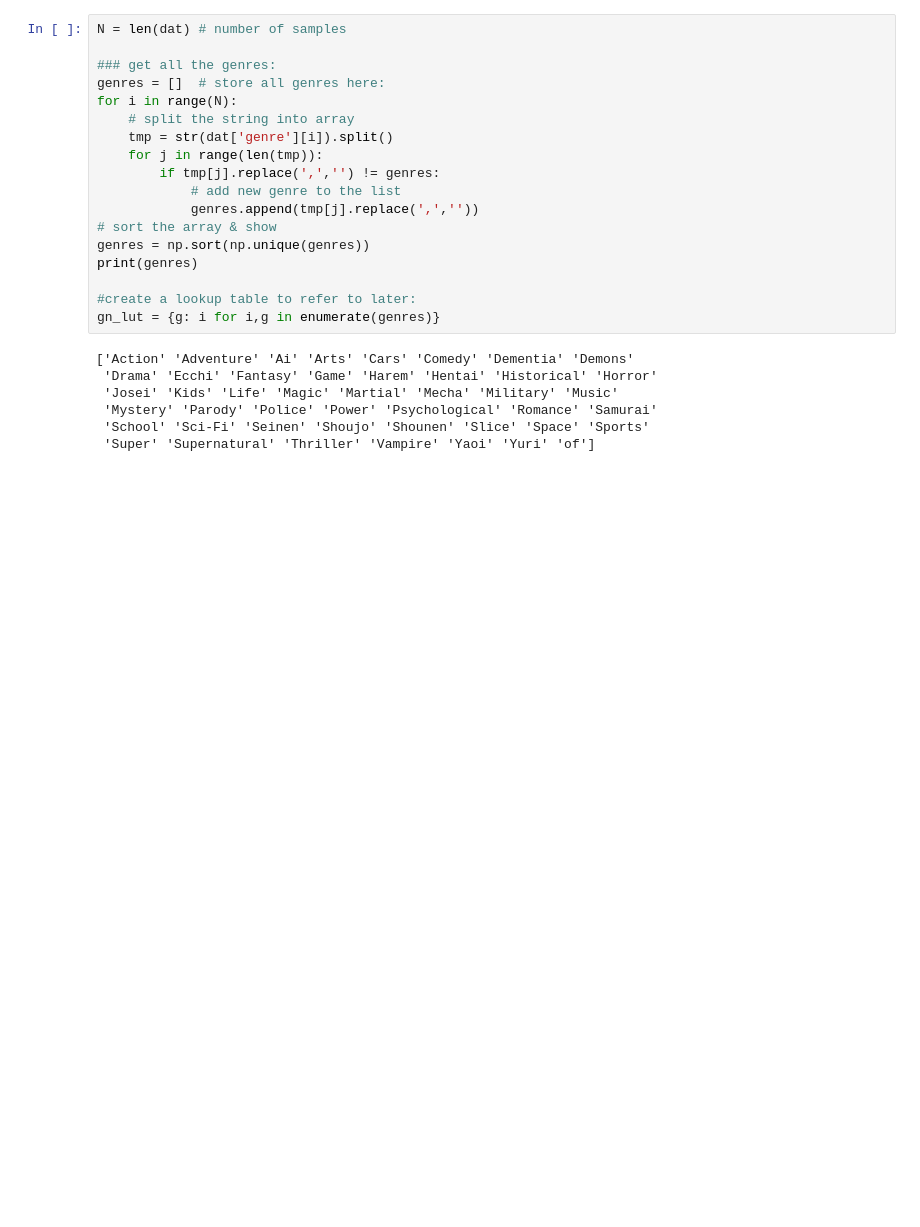
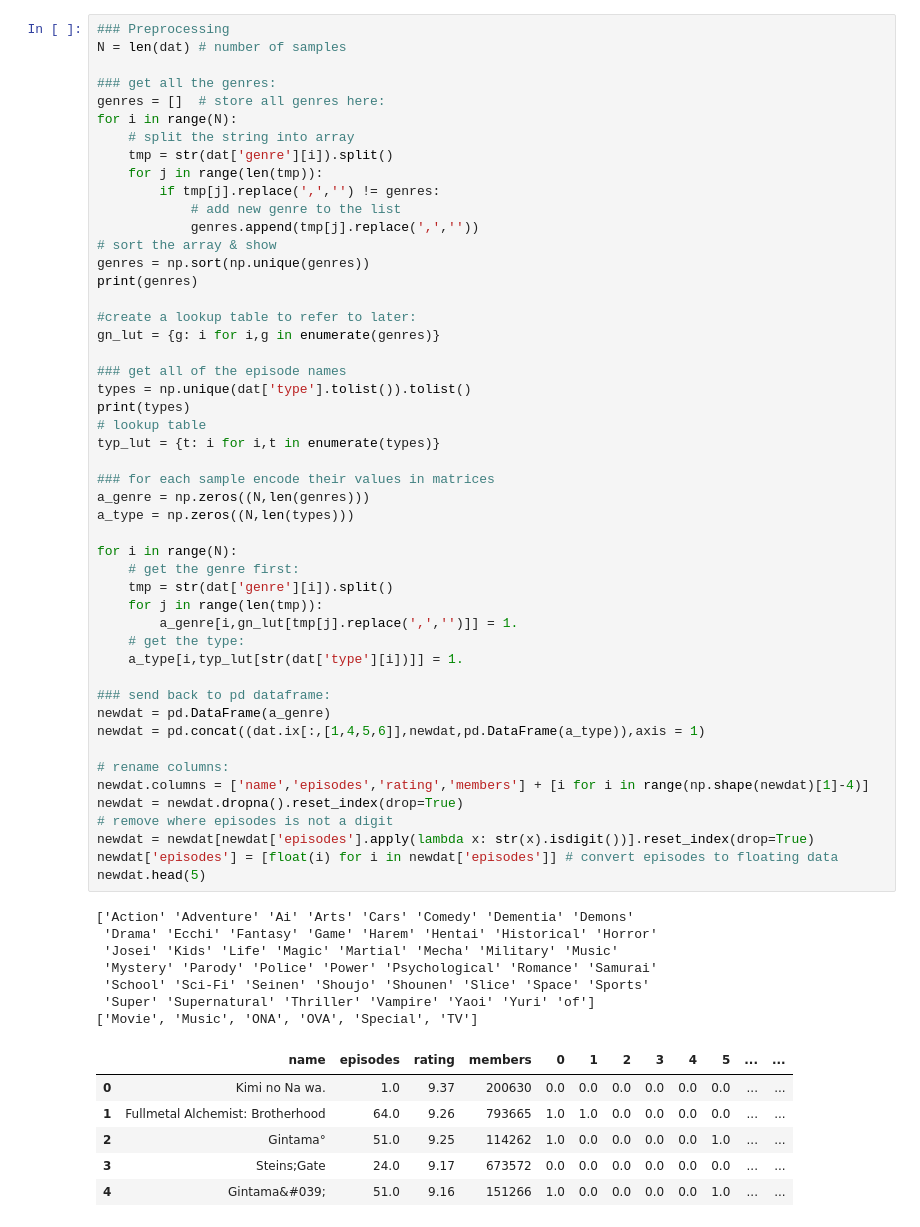
Before and after one commit to maxpolaczuk/Anime-rating-and-suggestion, a Jupyter notebook: rating in spark.ipynb, the cells around one changed output. Saved outputs shown, nothing was run; the diff lists cells and outputs as text; blank space fills up the shorter version.

```diff
--- a/rating in spark.ipynb
+++ b/rating in spark.ipynb
@@ -54,25 +47,63 @@ The categorical data is "genre" and "type"
 # %%
+### Preprocessing
 N = len(dat) # number of samples
 
 ### get all the genres:
 genres = []  # store all genres here:
 for i in range(N):
     # split the string into array
     tmp = str(dat['genre'][i]).split()
     for j in range(len(tmp)):
         if tmp[j].replace(',','') != genres:
             # add new genre to the list
             genres.append(tmp[j].replace(',',''))
 # sort the array & show
 genres = np.sort(np.unique(genres))
 print(genres)
 
 #create a lookup table to refer to later:
 gn_lut = {g: i for i,g in enumerate(genres)}
+
+### get all of the episode names
+types = np.unique(dat['type'].tolist()).tolist()
+print(types)
+# lookup table
+typ_lut = {t: i for i,t in enumerate(types)}
+
+### for each sample encode their values in matrices
+a_genre = np.zeros((N,len(genres)))
+a_type = np.zeros((N,len(types)))
+
+for i in range(N):
+    # get the genre first:
+    tmp = str(dat['genre'][i]).split()
+    for j in range(len(tmp)):
+        a_genre[i,gn_lut[tmp[j].replace(',','')]] = 1.
+    # get the type:
+    a_type[i,typ_lut[str(dat['type'][i])]] = 1.
+
+### send back to pd dataframe:
+newdat = pd.DataFrame(a_genre)
+newdat = pd.concat((dat.ix[:,[1,4,5,6]],newdat,pd.DataFrame(a_type)),axis = 1)
+
+# rename columns:
+newdat.columns = ['name','episodes','rating','members'] + [i for i in range(np.shape(newdat)[1]-4)]
+newdat = newdat.dropna().reset_index(drop=True)
+# remove where episodes is not a digit
+newdat = newdat[newdat['episodes'].apply(lambda x: str(x).isdigit())].reset_index(drop=True)
+newdat['episodes'] = [float(i) for i in newdat['episodes']] # convert episodes to floating data
+newdat.head(5)
 # %% [output]
 ['Action' 'Adventure' 'Ai' 'Arts' 'Cars' 'Comedy' 'Dementia' 'Demons'
  'Drama' 'Ecchi' 'Fantasy' 'Game' 'Harem' 'Hentai' 'Historical' 'Horror'
  'Josei' 'Kids' 'Life' 'Magic' 'Martial' 'Mecha' 'Military' 'Music'
  'Mystery' 'Parody' 'Police' 'Power' 'Psychological' 'Romance' 'Samurai'
  'School' 'Sci-Fi' 'Seinen' 'Shoujo' 'Shounen' 'Slice' 'Space' 'Sports'
  'Super' 'Supernatural' 'Thriller' 'Vampire' 'Yaoi' 'Yuri' 'of']
+['Movie', 'Music', 'ONA', 'OVA', 'Special', 'TV']
+|  | name | episodes | rating | members | 0 | 1 | 2 | 3 | 4 | 5 | ... | ... |
+| 0 | Kimi no Na wa. | 1.0 | 9.37 | 200630 | 0.0 | 0.0 | 0.0 | 0.0 | 0.0 | 0.0 | ... | ... |
+| 1 | Fullmetal Alchemist: Brotherhood | 64.0 | 9.26 | 793665 | 1.0 | 1.0 | 0.0 | 0.0 | 0.0 | 0.0 | ... | ... |
+| 2 | Gintama° | 51.0 | 9.25 | 114262 | 1.0 | 0.0 | 0.0 | 0.0 | 0.0 | 1.0 | ... | ... |
+| 3 | Steins;Gate | 24.0 | 9.17 | 673572 | 0.0 | 0.0 | 0.0 | 0.0 | 0.0 | 0.0 | ... | ... |
+| 4 | Gintama&#039; | 51.0 | 9.16 | 151266 | 1.0 | 0.0 | 0.0 | 0.0 | 0.0 | 1.0 | ... | ... |
```
Also changed, not shown: parts of 31 cells of this notebook.
